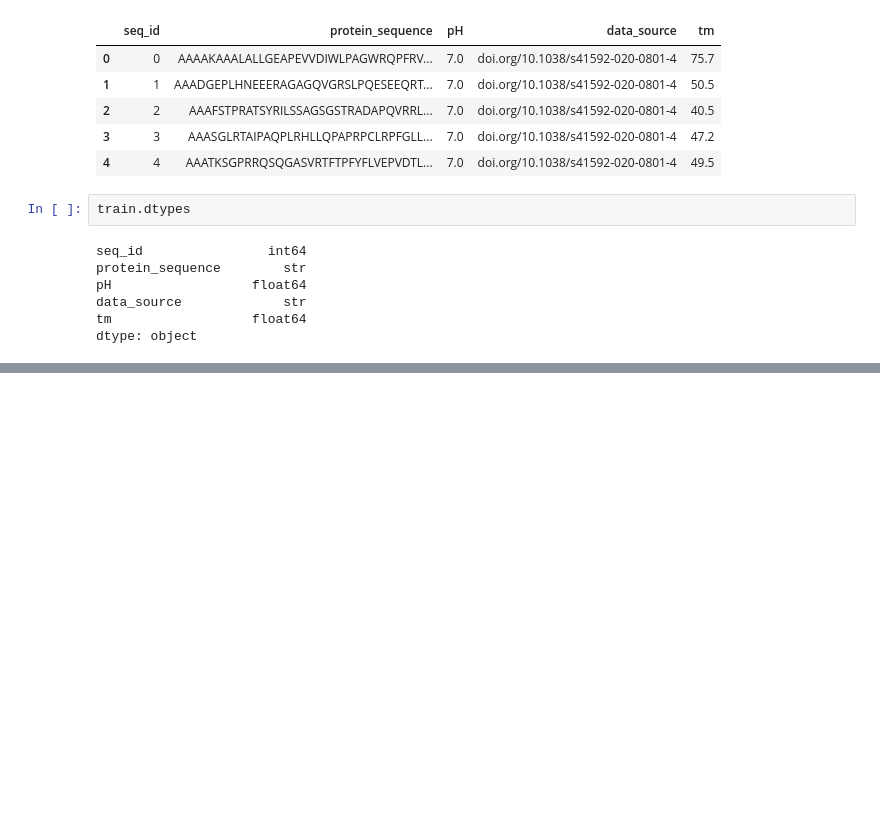
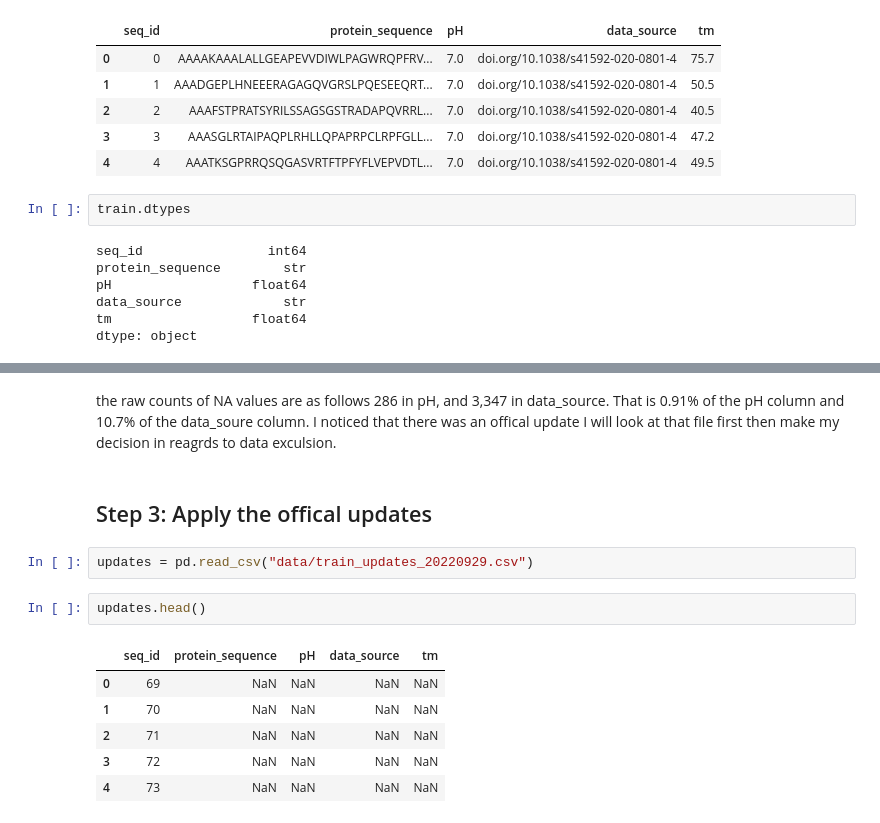
Before and after one commit to Mx1a/protein-stability, a Jupyter notebook: data_quality_review.ipynb, the cells around one changed output, grey strips where cells are left out. Saved outputs shown, nothing was run; the diff lists cells and outputs as text; blank space fills up the shorter version.

```diff
--- a/data_quality_review.ipynb
+++ b/data_quality_review.ipynb
@@ -28,0 +51,15 @@ dtype: object
+# %% [markdown]
+the raw counts of NA values are as follows 286 in pH, and 3,347 in data_source. That is 0.91% of the pH column and 10.7% of the data_soure column. I noticed that there was an offical update I will look at that file first then make my decision in reagrds to data exculsion.
+# %% [markdown]
+## Step 3: Apply the offical updates
+# %%
+updates = pd.read_csv("data/train_updates_20220929.csv")
+# %%
+updates.head()
+# %% [output]
+|  | seq_id | protein_sequence | pH | data_source | tm |
+| 0 | 69 | NaN | NaN | NaN | NaN |
+| 1 | 70 | NaN | NaN | NaN | NaN |
+| 2 | 71 | NaN | NaN | NaN | NaN |
+| 3 | 72 | NaN | NaN | NaN | NaN |
+| 4 | 73 | NaN | NaN | NaN | NaN |
```
Also changed, not shown: parts of 21 cells of this notebook.
